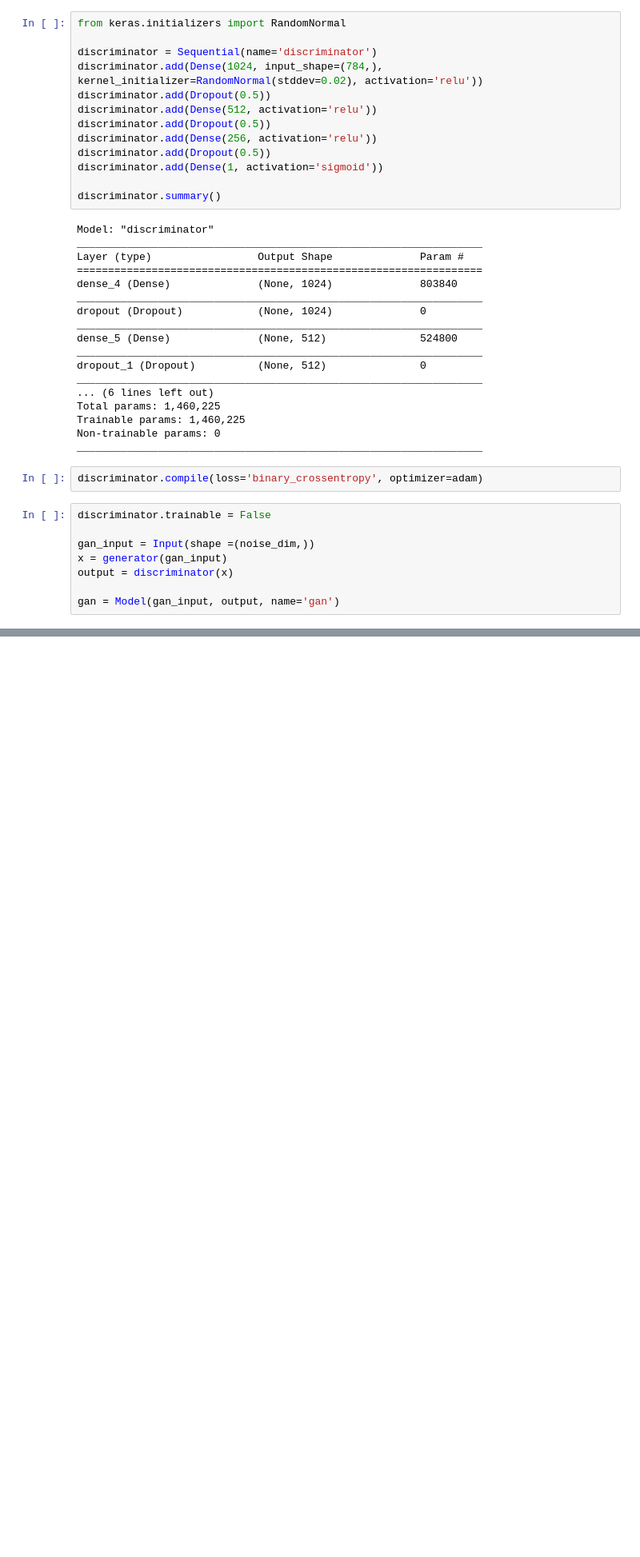
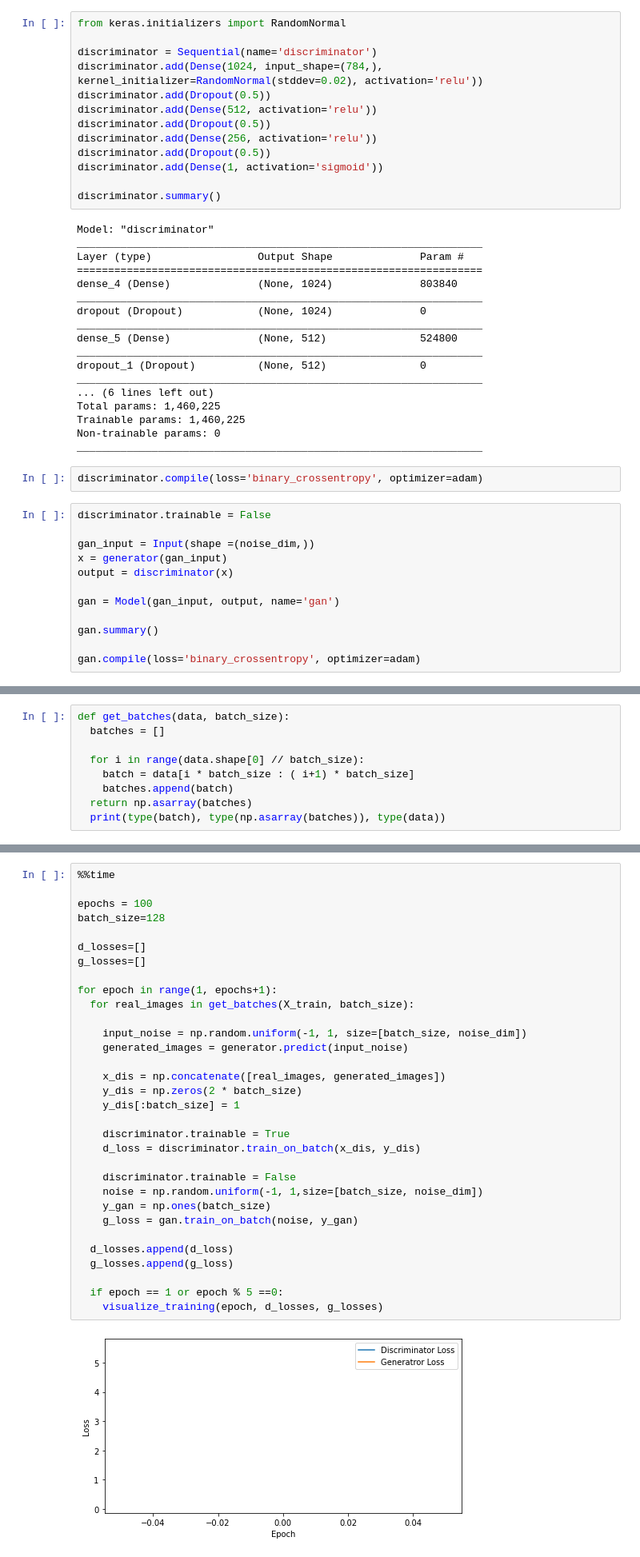
Before and after one commit to Seungeun-Song/Study-for-K-Digital-AI-developer, a Jupyter notebook: Practice/21_03_31_vanilla_GAN.ipynb, the cells around one changed output, grey strips where cells are left out. Shown at 80% size. Cells and saved outputs as stored; diff of their text form; blank space fills up the shorter version.

```diff
--- a/Practice/21_03_31_vanilla_GAN.ipynb
+++ b/Practice/21_03_31_vanilla_GAN.ipynb
@@ -91,3 +91,7 @@ x = generator(gan_input)
 output = discriminator(x)
 
 gan = Model(gan_input, output, name='gan')
+
+gan.summary()
+
+gan.compile(loss='binary_crossentropy', optimizer=adam)
@@ -93,0 +113,9 @@ gan = Model(gan_input, output, name='gan')
+# %%
+def get_batches(data, batch_size):
+  batches = []
+
+  for i in range(data.shape[0] // batch_size):
+    batch = data[i * batch_size : ( i+1) * batch_size]
+    batches.append(batch)
+  return np.asarray(batches)
+  print(type(batch), type(np.asarray(batches)), type(data))
@@ -93,0 +147,34 @@ gan = Model(gan_input, output, name='gan')
+# %%
+%%time
+
+epochs = 100
+batch_size=128
+
+d_losses=[]
+g_losses=[]
+
+for epoch in range(1, epochs+1):
+  for real_images in get_batches(X_train, batch_size):
+
+    input_noise = np.random.uniform(-1, 1, size=[batch_size, noise_dim])
+    generated_images = generator.predict(input_noise)
+
+    x_dis = np.concatenate([real_images, generated_images])
+    y_dis = np.zeros(2 * batch_size)
+    y_dis[:batch_size] = 1
+
+    discriminator.trainable = True
+    d_loss = discriminator.train_on_batch(x_dis, y_dis)
+
+    discriminator.trainable = False
+    noise = np.random.uniform(-1, 1,size=[batch_size, noise_dim])
+    y_gan = np.ones(batch_size)
+    g_loss = gan.train_on_batch(noise, y_gan)
+
+  d_losses.append(d_loss)
+  g_losses.append(g_loss)
+
+  if epoch == 1 or epoch % 5 ==0:
+    visualize_training(epoch, d_losses, g_losses)
+# %% [output]
+[figure, added]
```
Also changed, not shown: parts of 3 cells of this notebook.
